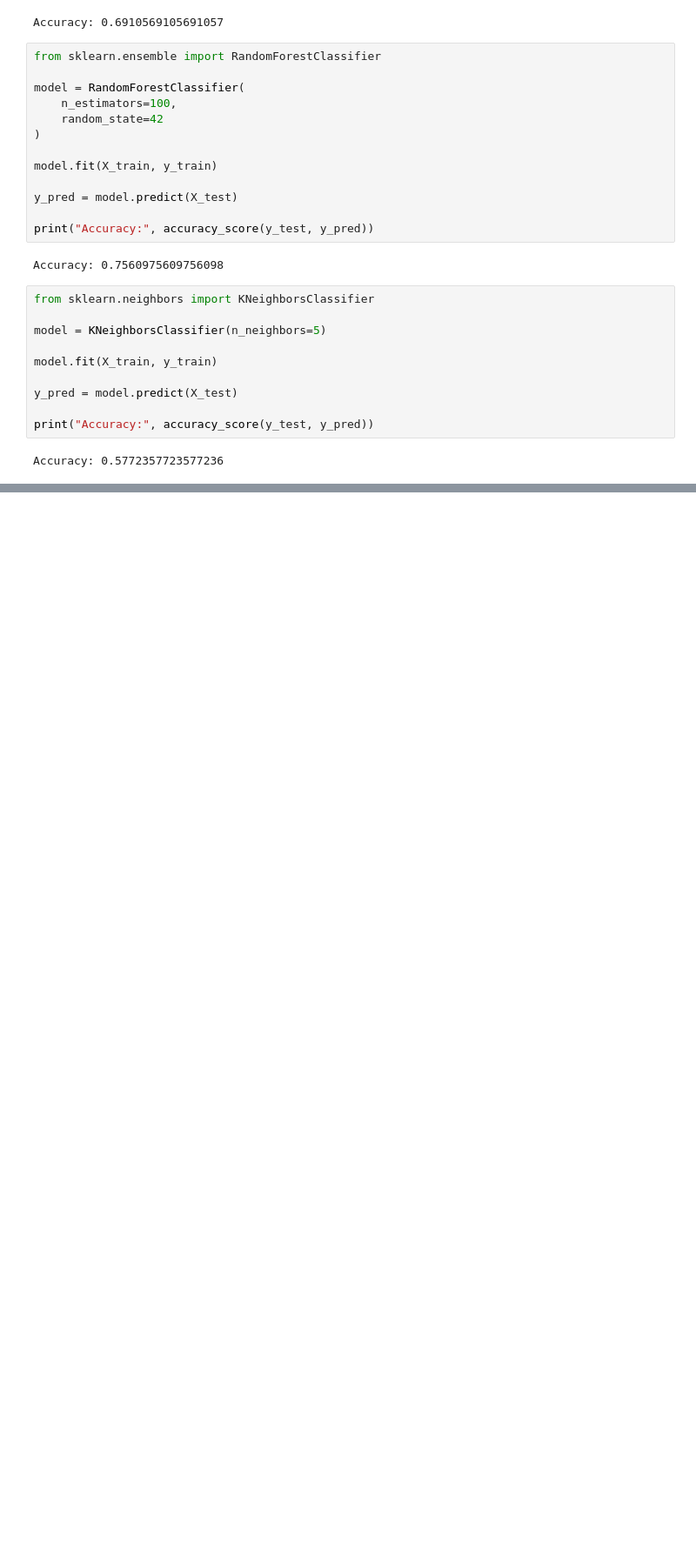
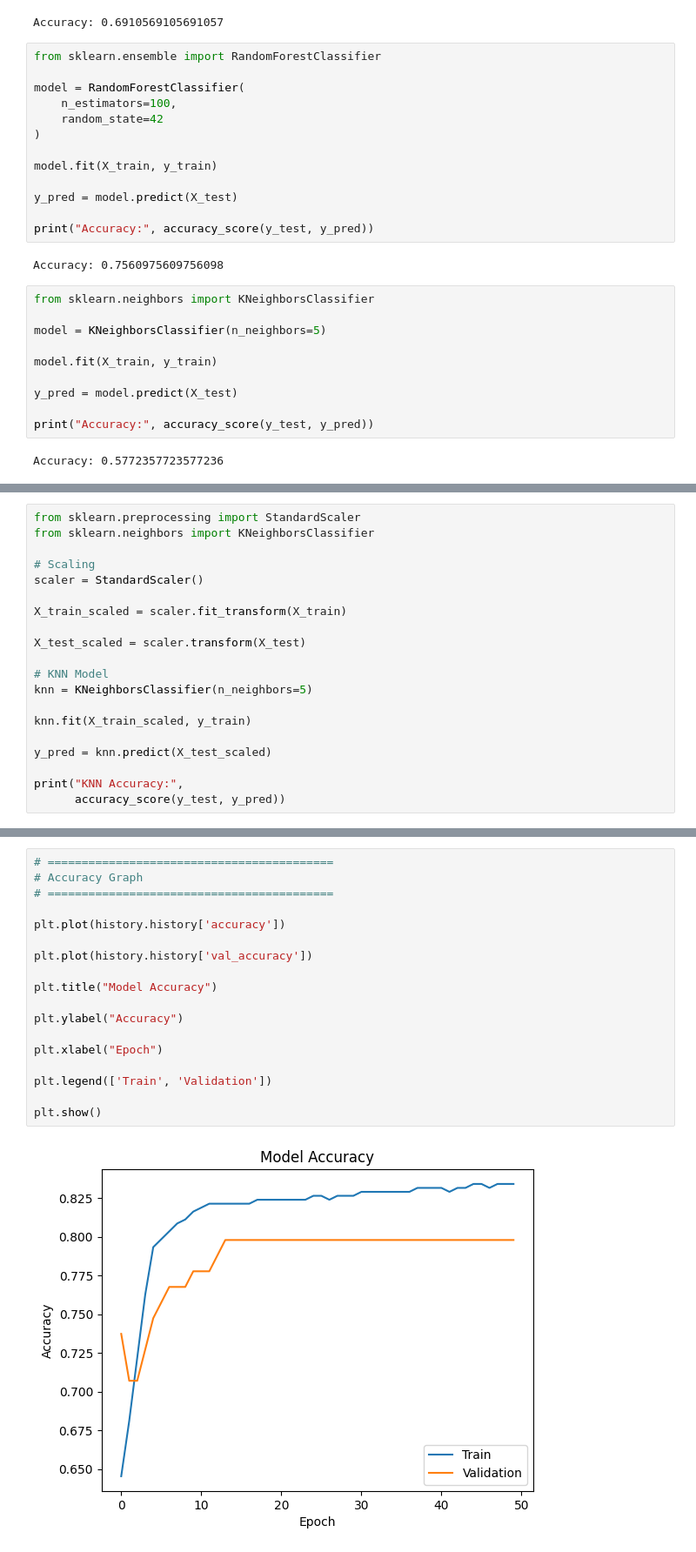
Before and after one commit to hmdsahed/small-ml-projects_100day_challenge, a Jupyter notebook: day5.ipynb, the cells around one changed output, grey strips where cells are left out. Shown at 87% size. Cells and saved outputs as stored; diff of their text form; blank space fills up the shorter version.

Commit message:
Kaggle Notebook | day5/day100_LoanApprovalPrediction.ipynb | Version 2

```diff
--- a/day5.ipynb
+++ b/day5.ipynb
@@ -341,0 +443,20 @@ Accuracy: 0.5772357723577236
+# %%
+from sklearn.preprocessing import StandardScaler
+from sklearn.neighbors import KNeighborsClassifier
+
+# Scaling
+scaler = StandardScaler()
+
+X_train_scaled = scaler.fit_transform(X_train)
+
+X_test_scaled = scaler.transform(X_test)
+
+# KNN Model
+knn = KNeighborsClassifier(n_neighbors=5)
+
+knn.fit(X_train_scaled, y_train)
+
+y_pred = knn.predict(X_test_scaled)
+
+print("KNN Accuracy:",
+      accuracy_score(y_test, y_pred))
@@ -341,0 +584,20 @@ Accuracy: 0.5772357723577236
+# %%
+# ==========================================
+# Accuracy Graph
+# ==========================================
+
+plt.plot(history.history['accuracy'])
+
+plt.plot(history.history['val_accuracy'])
+
+plt.title("Model Accuracy")
+
+plt.ylabel("Accuracy")
+
+plt.xlabel("Epoch")
+
+plt.legend(['Train', 'Validation'])
+
+plt.show()
+# %% [output]
+[figure, added]
```
Also changed, not shown: parts of 6 cells of this notebook.
